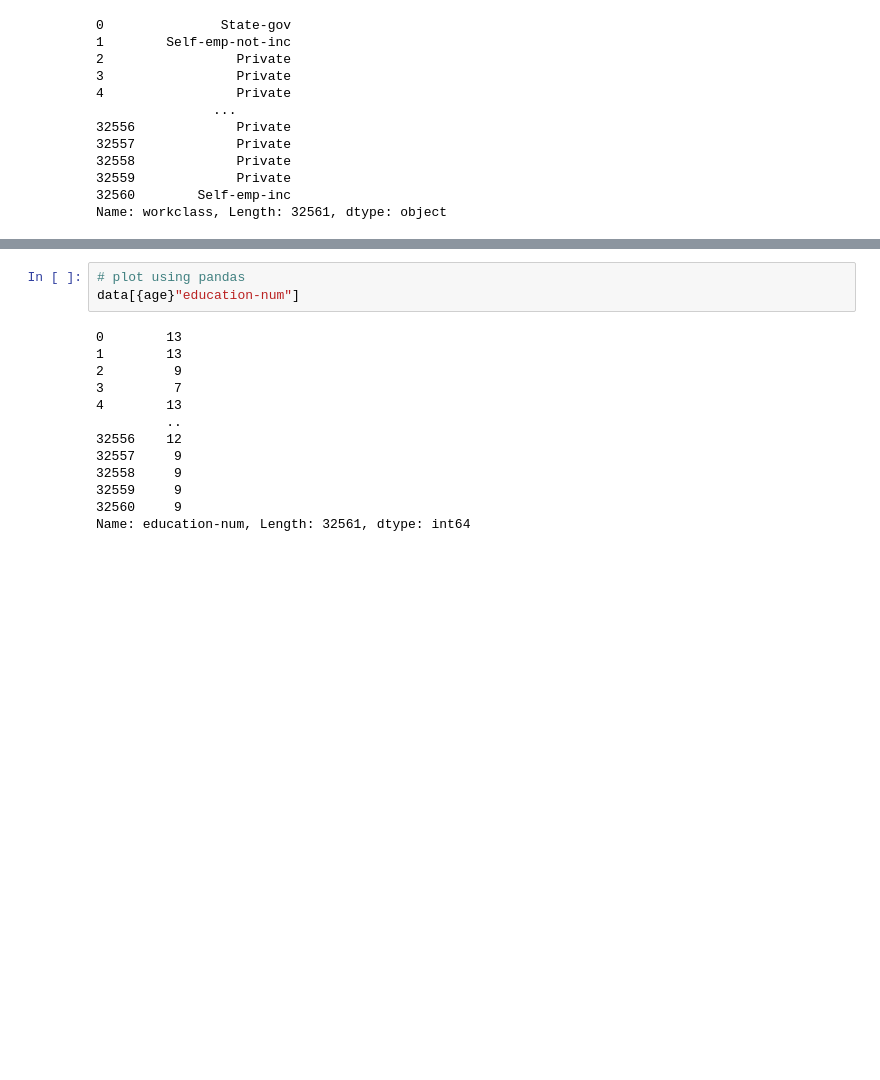
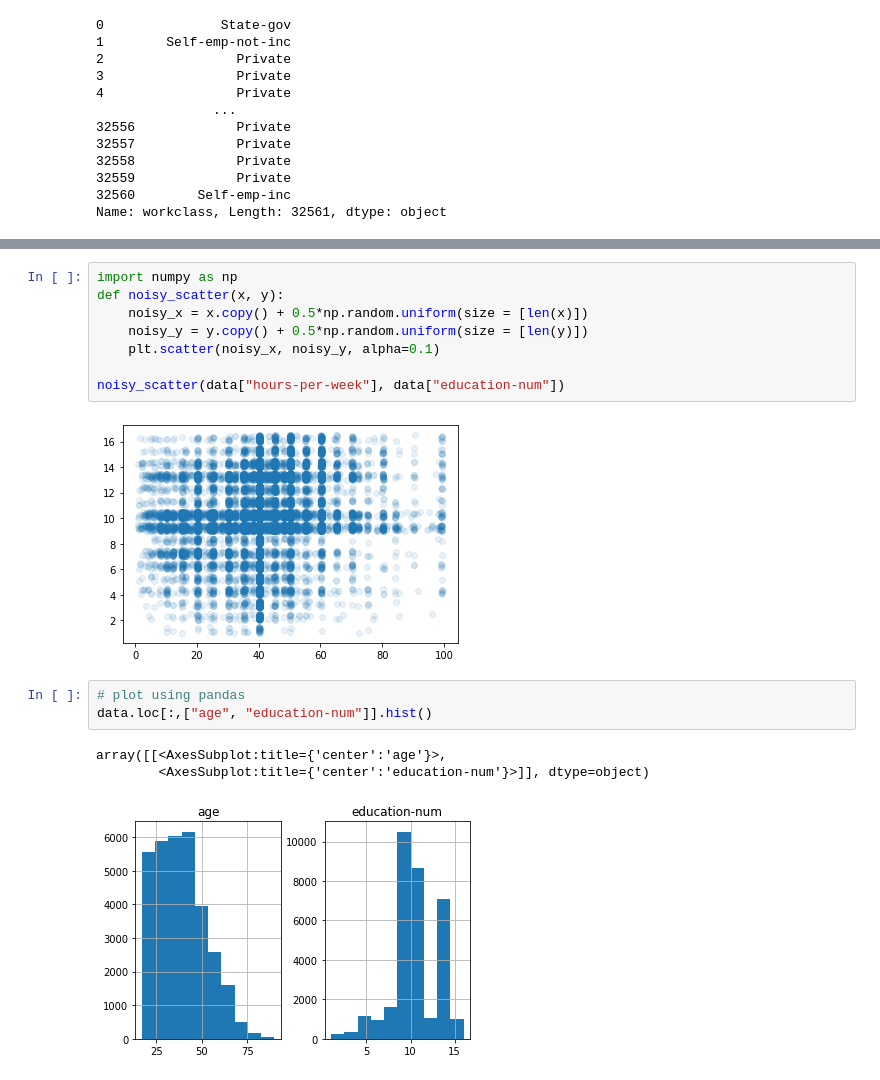
Before and after one commit to olethrosdc/digital-skills, a Jupyter notebook: src/scatterplots/basic-scatter.ipynb, the cells around one changed output, grey strips where cells are left out. Cells and saved outputs as stored; diff of their text form; blank space fills up the shorter version.

```diff
--- a/src/scatterplots/basic-scatter.ipynb
+++ b/src/scatterplots/basic-scatter.ipynb
@@ -38,19 +39,20 @@ IndentationError: expected an indented block (<ipython-input-28-4be7c7e14011>, l
+# %%
+import numpy as np
+def noisy_scatter(x, y):
+    noisy_x = x.copy() + 0.5*np.random.uniform(size = [len(x)])
+    noisy_y = y.copy() + 0.5*np.random.uniform(size = [len(y)])
+    plt.scatter(noisy_x, noisy_y, alpha=0.1)
+
+noisy_scatter(data["hours-per-week"], data["education-num"])
+# %% [output]
+[figure, added]
 # %%
 # plot using pandas
-data[{age}"education-num"]
+data.loc[:,["age", "education-num"]].hist()
 # %% [output]
-0        13
-1        13
-2         9
-3         7
-4        13
-         ..
-32556    12
-32557     9
-32558     9
-32559     9
-32560     9
-Name: education-num, Length: 32561, dtype: int64
+array([[<AxesSubplot:title={'center':'age'}>,
+        <AxesSubplot:title={'center':'education-num'}>]], dtype=object)
+[figure, added]
 # %%
 data.loc[:,['age','hours-per-week']].hist(alpha=0.5)
 # %% [output]
```
Also changed, not shown: parts of 11 cells of this notebook, 1 other file.
